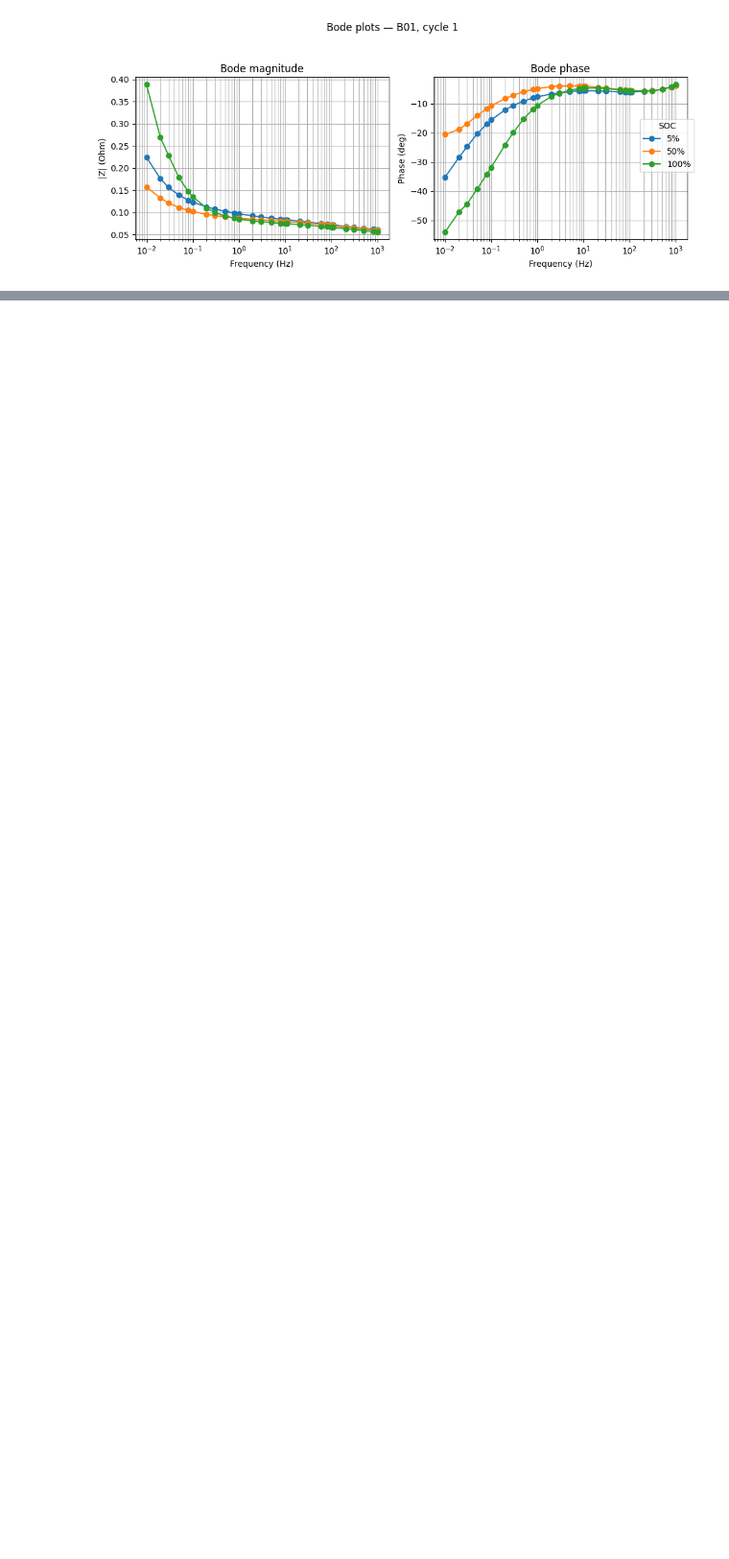
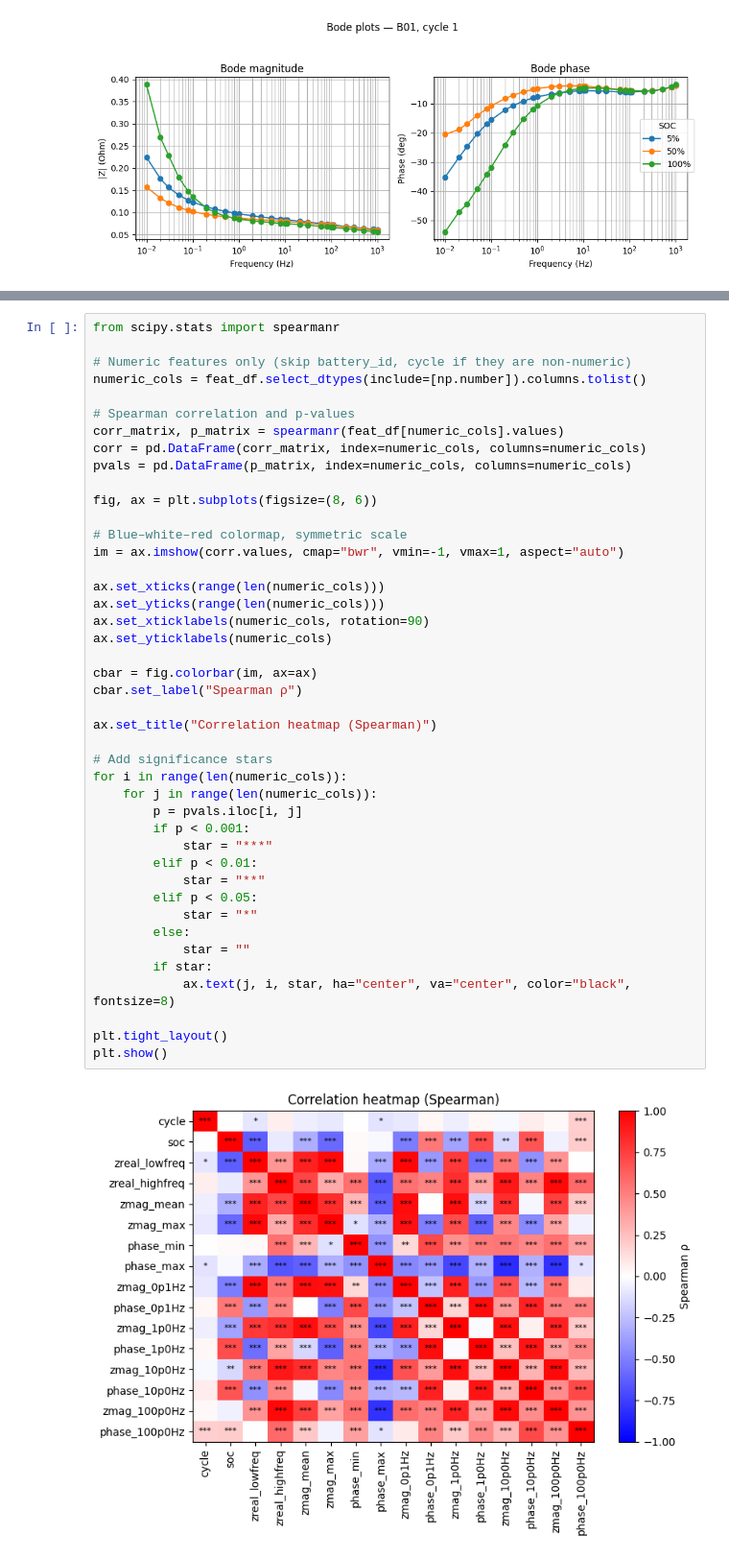
Before and after one commit to ChouaibB/battery-diagnostics-impedance-ml-examples, a Jupyter notebook: notebooks/01_eis_soc_exploration.ipynb, the cells around one changed output, grey strips where cells are left out. Shown at 96% size. Drawn from its saved outputs; the diff is of its cells as text; blank space fills up the shorter version.

```diff
--- a/notebooks/01_eis_soc_exploration.ipynb
+++ b/notebooks/01_eis_soc_exploration.ipynb
@@ -255,0 +370,45 @@ plt.show()
+# %%
+from scipy.stats import spearmanr
+
+# Numeric features only (skip battery_id, cycle if they are non-numeric)
+numeric_cols = feat_df.select_dtypes(include=[np.number]).columns.tolist()
+
+# Spearman correlation and p-values
+corr_matrix, p_matrix = spearmanr(feat_df[numeric_cols].values)
+corr = pd.DataFrame(corr_matrix, index=numeric_cols, columns=numeric_cols)
+pvals = pd.DataFrame(p_matrix, index=numeric_cols, columns=numeric_cols)
+
+fig, ax = plt.subplots(figsize=(8, 6))
+
+# Blue–white–red colormap, symmetric scale
+im = ax.imshow(corr.values, cmap="bwr", vmin=-1, vmax=1, aspect="auto")
+
+ax.set_xticks(range(len(numeric_cols)))
+ax.set_yticks(range(len(numeric_cols)))
+ax.set_xticklabels(numeric_cols, rotation=90)
+ax.set_yticklabels(numeric_cols)
+
+cbar = fig.colorbar(im, ax=ax)
+cbar.set_label("Spearman ρ")
+
+ax.set_title("Correlation heatmap (Spearman)")
+
+# Add significance stars
+for i in range(len(numeric_cols)):
+    for j in range(len(numeric_cols)):
+        p = pvals.iloc[i, j]
+        if p < 0.001:
+            star = "***"
+        elif p < 0.01:
+            star = "**"
+        elif p < 0.05:
+            star = "*"
+        else:
+            star = ""
+        if star:
+            ax.text(j, i, star, ha="center", va="center", color="black", fontsize=8)
+
+plt.tight_layout()
+plt.show()
+# %% [output]
+[figure, added]
```
Also changed, not shown: parts of 10 cells of this notebook.
